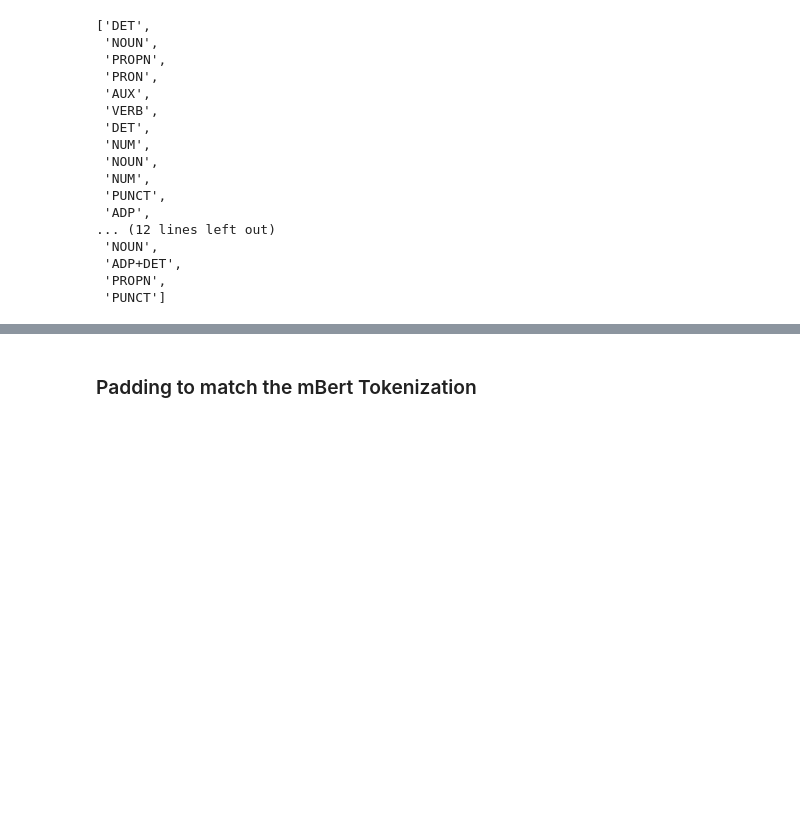
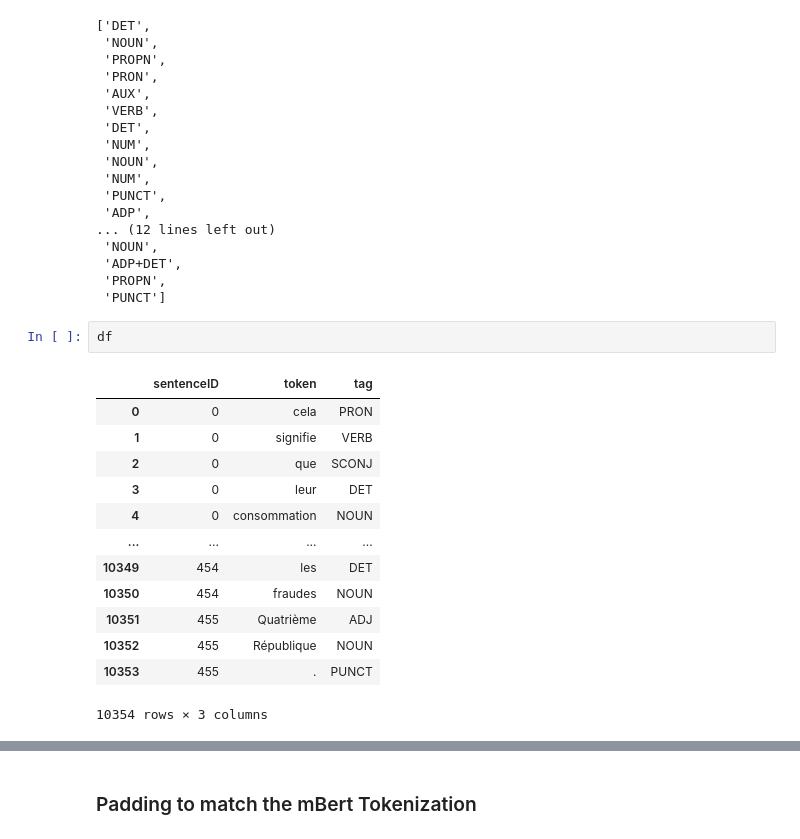
Before and after one commit to aspirant2018/NLP-Projects, a Jupyter notebook: How Multilingual mBert/how-multilingual-is-multilingual-bert.ipynb, the cells around one changed output, grey strips where cells are left out. Drawn from its saved outputs; the diff is of its cells as text; blank space fills up the shorter version.

```diff
--- a/How Multilingual mBert/how-multilingual-is-multilingual-bert.ipynb
+++ b/How Multilingual mBert/how-multilingual-is-multilingual-bert.ipynb
@@ -216,3 +209,19 @@ updated_tags
  'ADP+DET',
  'PROPN',
  'PUNCT']
+# %%
+df
+# %% [output]
+|  | sentenceID | token | tag |
+| 0 | 0 | cela | PRON |
+| 1 | 0 | signifie | VERB |
+| 2 | 0 | que | SCONJ |
+| 3 | 0 | leur | DET |
+| 4 | 0 | consommation | NOUN |
+| ... | ... | ... | ... |
+| 10349 | 454 | les | DET |
+| 10350 | 454 | fraudes | NOUN |
+| 10351 | 455 | Quatrième | ADJ |
+| 10352 | 455 | République | NOUN |
+| 10353 | 455 | . | PUNCT |
+10354 rows × 3 columns
```
Also changed, not shown: parts of 18 cells of this notebook.
